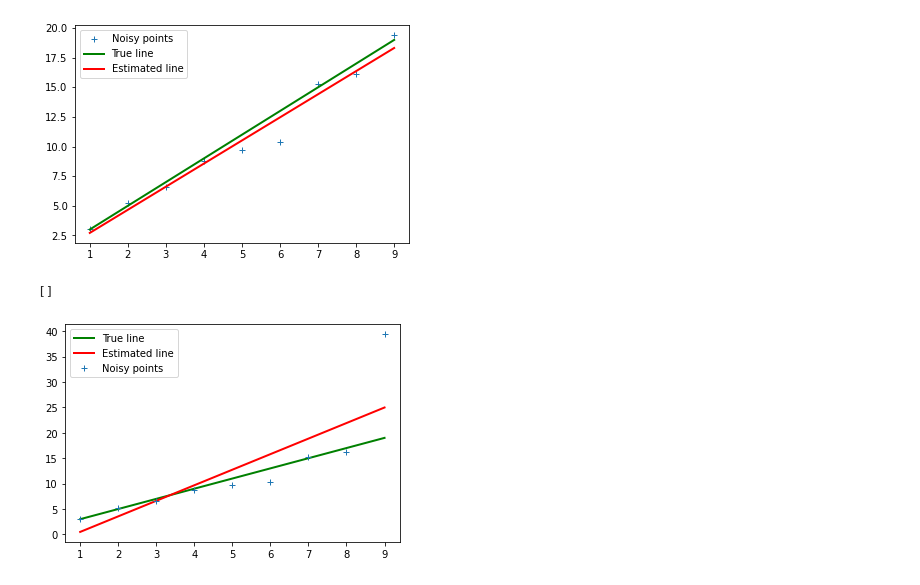
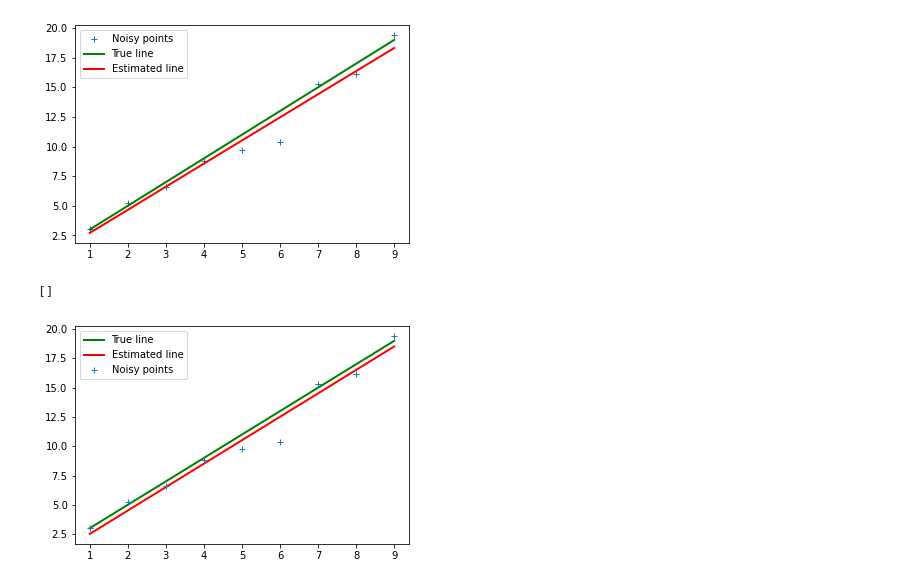
Before and after one commit to NaduniDamsariLiyanage/en_2550, a Jupyter notebook: exercise5.ipynb, the cells around one changed output. Saved outputs shown, nothing was run; the diff lists cells and outputs as text; code cells hidden in the pictures.

```diff
--- a/exercise5.ipynb
+++ b/exercise5.ipynb
@@ -106,33 +106,32 @@ m = 2
 c = 1
 x = np.arange(1, 10, 1)
 noise = np.random.randn(len(x))
 np.random.seed(45)
 noise = np.random.randn(len(x))
 o = np.zeros(x.shape )
-o[-1] = 20
 y = m*x + c + noise + o
 
 n = len(x)
 u11 = np.sum((x - np.mean(x))**2)
 u12 = np.sum((x - np.mean(x))*(y - np.mean(y)))
 u21 = u12
-u22 = np.sum((x - np.mean(y))**2)
+u22 = np.sum((y - np.mean(y))**2)
 
 U = np.array([[u11, u12], [u21, u22]])
 W, V = np.linalg.eig(U)
 ev_corresponding_to_smalest_ev = V[:, np.argmin(W)]
 
 a = ev_corresponding_to_smalest_ev[0]
 b = ev_corresponding_to_smalest_ev[1]
 d = a*np.mean(x) + b*np.mean(y)
 mstar = -a/b
 cstar = d/b
 
 plt.plot([x[0], x[-1]], [m*x[0] + c, m*x[-1] + c], color = 'g', linewidth = 2, label = r'True line')
 plt.plot([x[0], x[-1]], [mstar*x[0] + cstar, mstar*x[-1] + cstar], color = 'r', linewidth = 2, label = r'Estimated line')
 plt.plot(x,y, '+', label = 'Noisy points')
 plt.legend(loc= 'best')
 plt.plot()
 # %% [output]
 []
-[figure, old version]
+[figure, new version]
```
